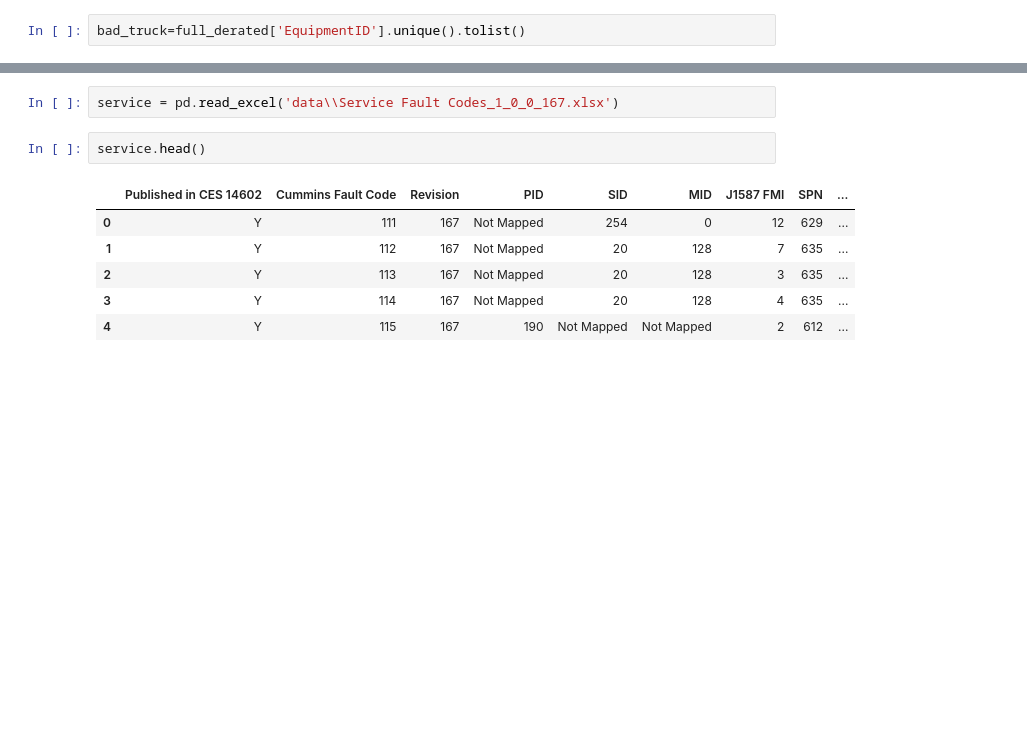
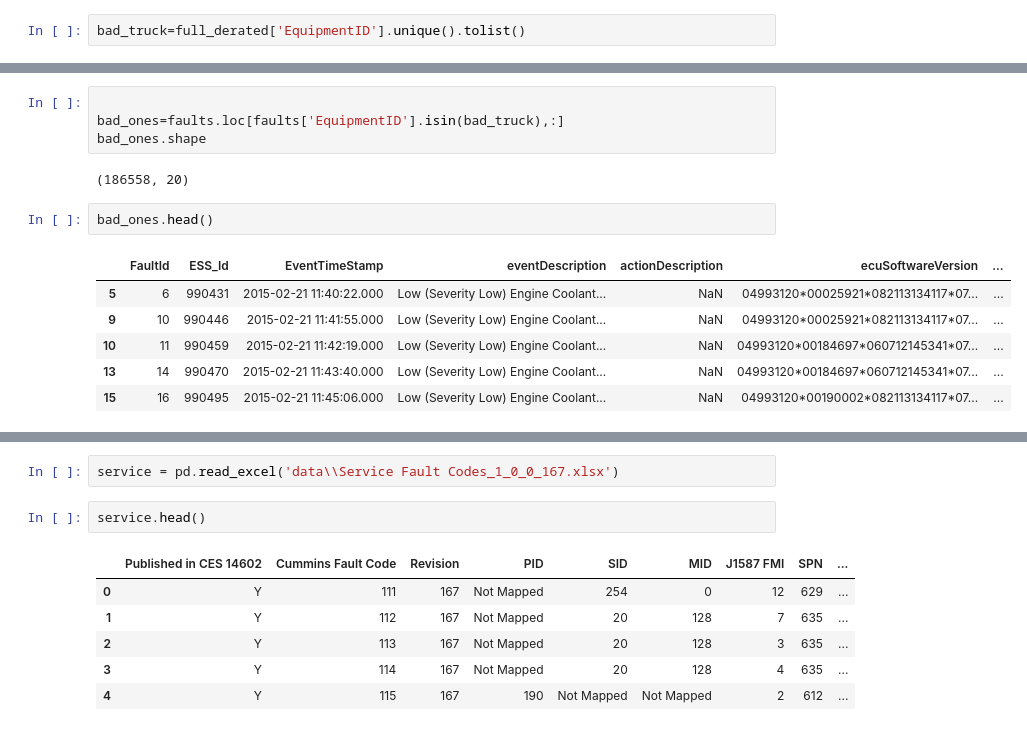
Before and after one commit to berneskaracay/dq-8-predicting-engine-derates-starfish, a Jupyter notebook: dq8.ipynb, the cells around one changed output, grey strips where cells are left out. Drawn from its saved outputs; the diff is of its cells as text; blank space fills up the shorter version.

```diff
--- a/dq8.ipynb
+++ b/dq8.ipynb
@@ -201,3 +248,18 @@ bad_truck
  1751,
  1961,
  1985]
+# %%
+
+bad_ones=faults.loc[faults['EquipmentID'].isin(bad_truck),:]
+bad_ones.shape
+# %% [output]
+(186558, 20)
+# %%
+bad_ones.head()
+# %% [output]
+|  | FaultId | ESS_Id | EventTimeStamp | eventDescription | actionDescription | ecuSoftwareVersion | ... |
+| 5 | 6 | 990431 | 2015-02-21 11:40:22.000 | Low (Severity Low) Engine Coolant... | NaN | 04993120*00025921*082113134117*07... | ... |
+| 9 | 10 | 990446 | 2015-02-21 11:41:55.000 | Low (Severity Low) Engine Coolant... | NaN | 04993120*00025921*082113134117*07... | ... |
+| 10 | 11 | 990459 | 2015-02-21 11:42:19.000 | Low (Severity Low) Engine Coolant... | NaN | 04993120*00184697*060712145341*07... | ... |
+| 13 | 14 | 990470 | 2015-02-21 11:43:40.000 | Low (Severity Low) Engine Coolant... | NaN | 04993120*00184697*060712145341*07... | ... |
+| 15 | 16 | 990495 | 2015-02-21 11:45:06.000 | Low (Severity Low) Engine Coolant... | NaN | 04993120*00190002*082113134117*07... | ... |
```
Also changed, not shown: parts of 32 cells of this notebook.
